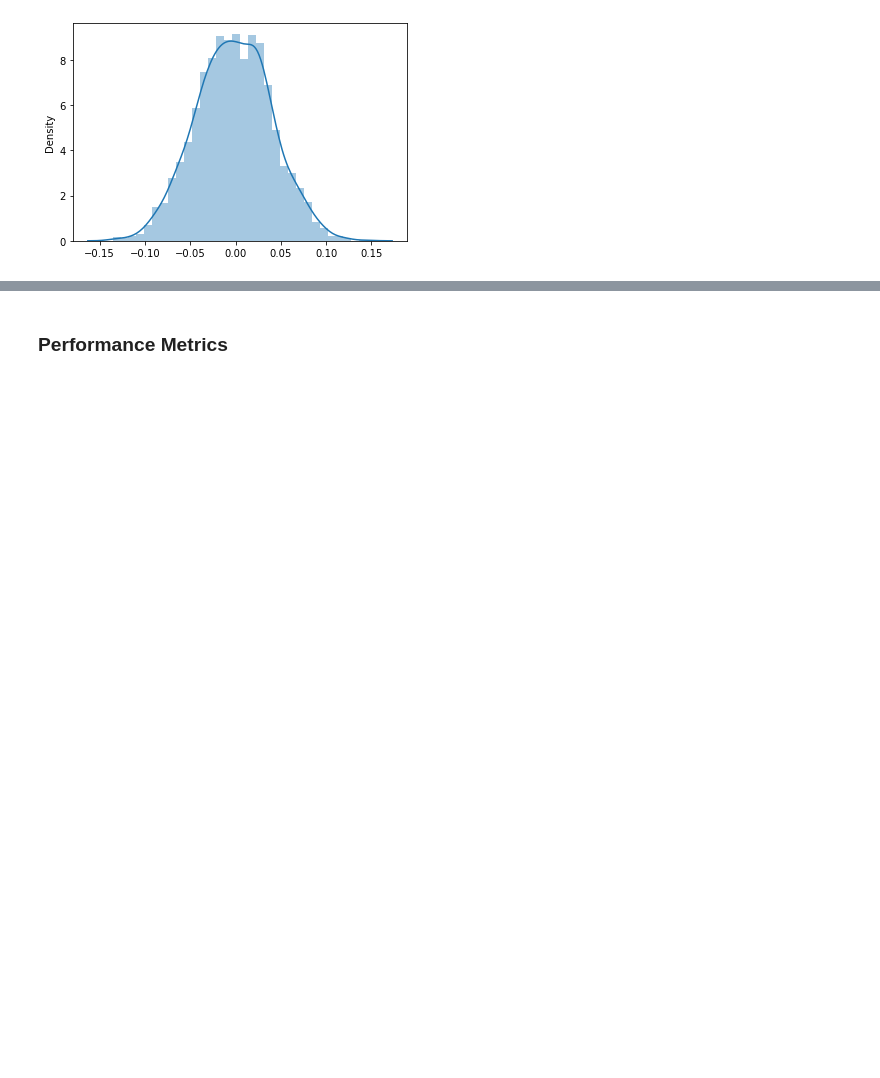
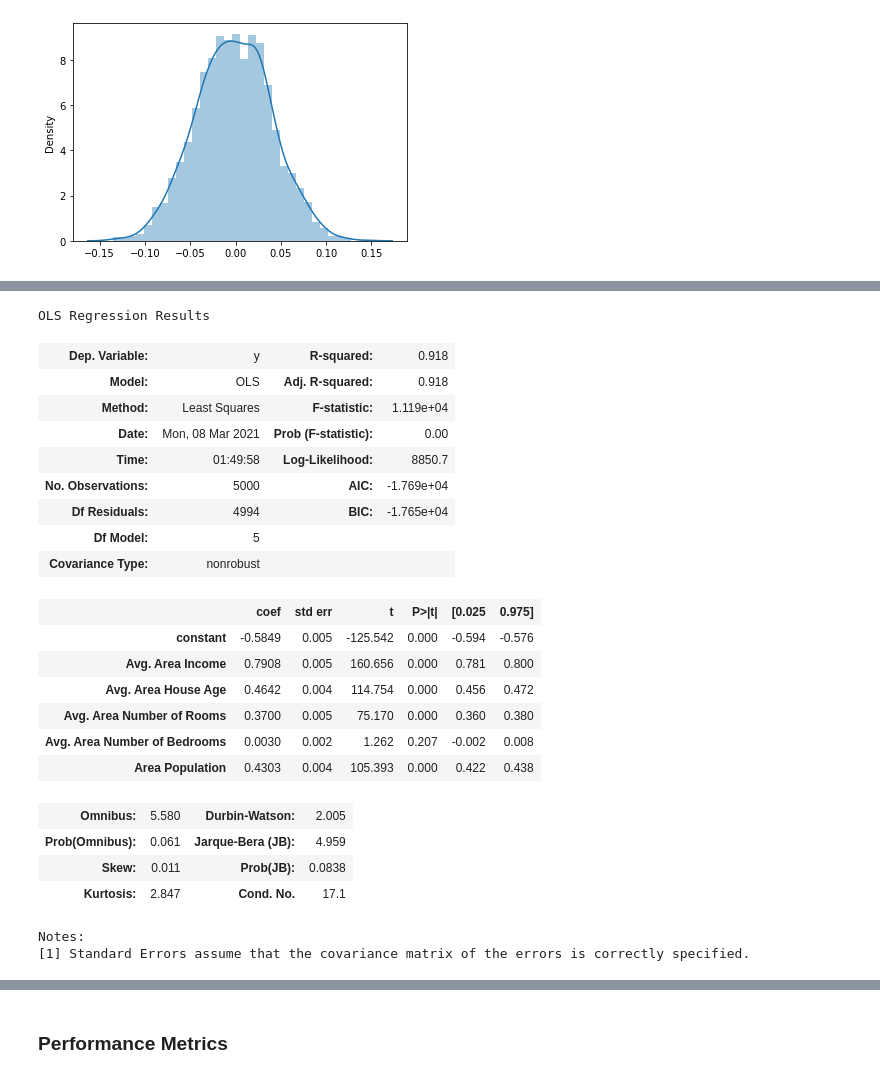
Before and after one commit to odara-rapheal/Weekly-ML-Code-Project-003-Regression-, a Jupyter notebook: Weekly ML Code Project 003 (Regression).ipynb, the cells around one changed output, grey strips where cells are left out. Drawn from its saved outputs; the diff is of its cells as text; code cells hidden in the pictures; blank space fills up the shorter version.

Commit message:
built an optimal model using Backward Elimination

```diff
--- a/Weekly ML Code Project 003 (Regression).ipynb
+++ b/Weekly ML Code Project 003 (Regression).ipynb
@@ -276,0 +319,30 @@ sns.distplot(residuals)
+# %%
+# selecting all the independent variables for initial test
+# before backward elimination if necessary
+X_opt = new_X_df.loc[:, ["constant","Avg. Area Income", "Avg. Area House Age", "Avg. Area Number of Rooms", "Avg. Area Number of Bedrooms", "Area Population"]]
+regressor_OLS = sm.OLS(endog = y, exog = X_opt).fit()
+regressor_OLS.summary()
+# %% [output]
+OLS Regression Results
+| Dep. Variable: | y | R-squared: | 0.918 |
+| Model: | OLS | Adj. R-squared: | 0.918 |
+| Method: | Least Squares | F-statistic: | 1.119e+04 |
+| Date: | Mon, 08 Mar 2021 | Prob (F-statistic): | 0.00 |
+| Time: | 01:49:58 | Log-Likelihood: | 8850.7 |
+| No. Observations: | 5000 | AIC: | -1.769e+04 |
+| Df Residuals: | 4994 | BIC: | -1.765e+04 |
+| Df Model: | 5 |  |  |
+| Covariance Type: | nonrobust |  |  |
+|  | coef | std err | t | P>|t| | [0.025 | 0.975] |
+| constant | -0.5849 | 0.005 | -125.542 | 0.000 | -0.594 | -0.576 |
+| Avg. Area Income | 0.7908 | 0.005 | 160.656 | 0.000 | 0.781 | 0.800 |
+| Avg. Area House Age | 0.4642 | 0.004 | 114.754 | 0.000 | 0.456 | 0.472 |
+| Avg. Area Number of Rooms | 0.3700 | 0.005 | 75.170 | 0.000 | 0.360 | 0.380 |
+| Avg. Area Number of Bedrooms | 0.0030 | 0.002 | 1.262 | 0.207 | -0.002 | 0.008 |
+| Area Population | 0.4303 | 0.004 | 105.393 | 0.000 | 0.422 | 0.438 |
+| Omnibus: | 5.580 | Durbin-Watson: | 2.005 |
+| Prob(Omnibus): | 0.061 | Jarque-Bera (JB): | 4.959 |
+| Skew: | 0.011 | Prob(JB): | 0.0838 |
+| Kurtosis: | 2.847 | Cond. No. | 17.1 |
+Notes:
+[1] Standard Errors assume that the covariance matrix of the errors is correctly specified.
```
Also changed, not shown: parts of 8 cells of this notebook.
